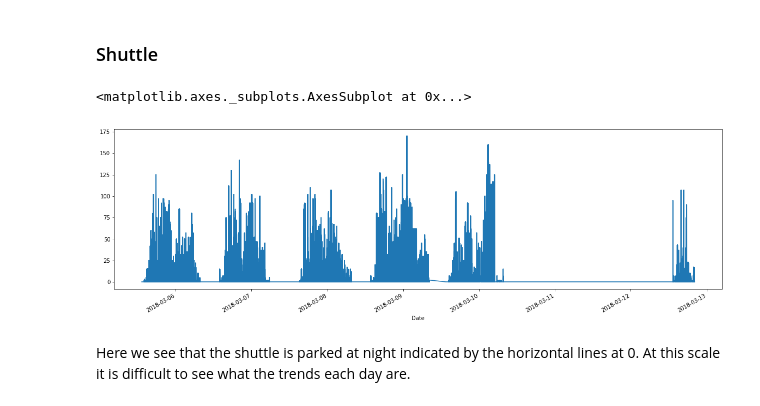
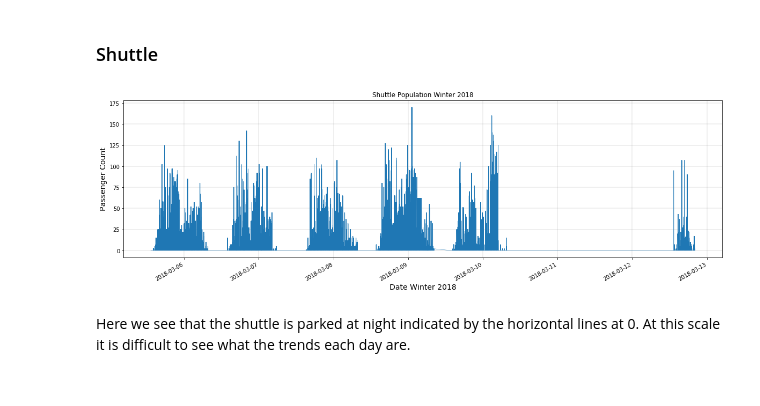
Before and after one commit to kelvinluime/Pr_059, a Jupyter notebook: FinalProject.ipynb, the cells around one changed output. Drawn from its saved outputs; the diff is of its cells as text; code cells hidden in the pictures.

```diff
--- a/FinalProject.ipynb
+++ b/FinalProject.ipynb
@@ -1438,11 +1438,14 @@ plt.grid(color='gray', linestyle='-', linewidth=0.25)
 There is no obvious trends between Geisel's signals and temperature.
 # %% [markdown]
 ### Shuttle
-# %%
-df_shuttle["APCPercentage"].plot()
-# %% [output]
-<matplotlib.axes._subplots.AxesSubplot at 0x...>
-[figure, removed]
+# %%
+df_shuttle["APCPercentage"].plot(linewidth=.5)
+plt.title("Shuttle Population Winter 2018")
+plt.ylabel('Passenger Count',fontsize=14)
+plt.xlabel('Date Winter 2018', fontsize=14)
+plt.grid(color='gray', linestyle='-', linewidth=0.25)
+# %% [output]
+[figure, added]
 # %% [markdown]
 Here we see that the shuttle is parked at night indicated by the horizontal lines at 0. At this scale it is difficult to see what the trends each day are.
 # %%
```
Also changed, not shown: parts of 17 cells of this notebook.
